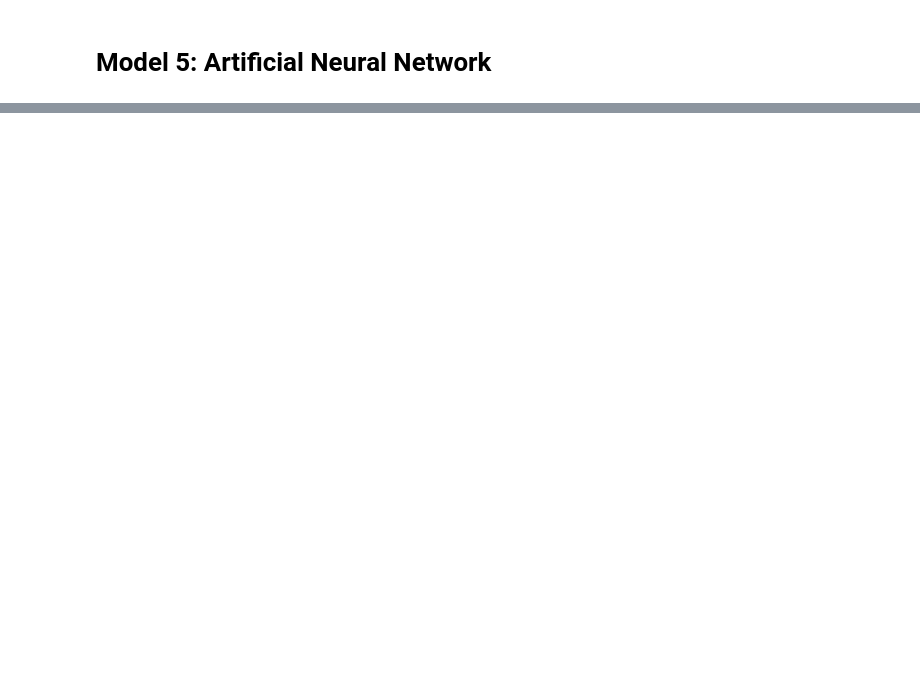
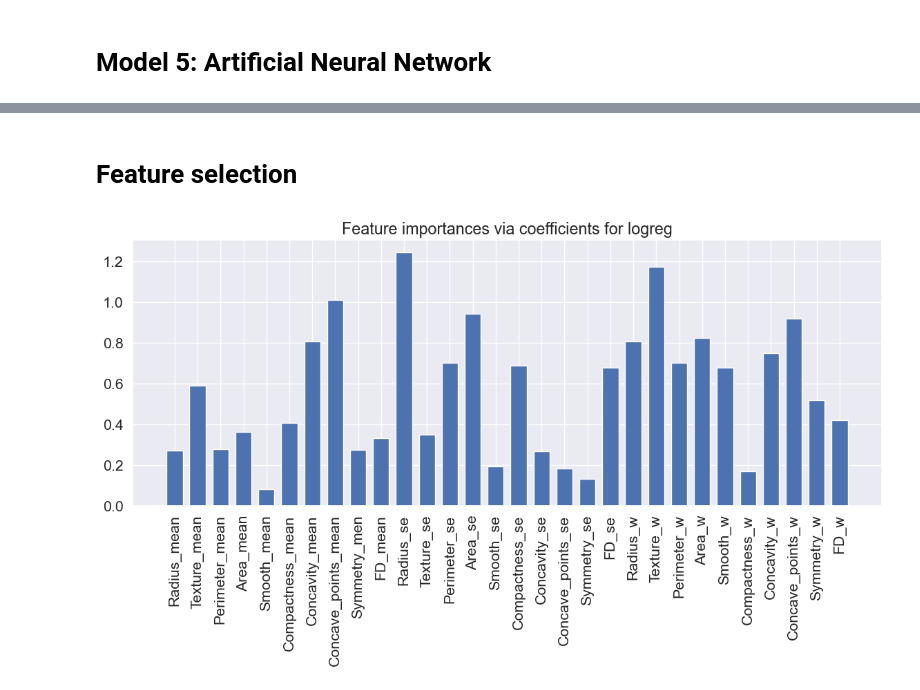
Before and after one commit to CarlaZdravkovicHugod/StatAI, a Jupyter notebook: breast_cancer.ipynb, the cells around one changed output, grey strips where cells are left out. Cells and saved outputs as stored; diff of their text form; code cells hidden in the pictures; blank space fills up the shorter version.

```diff
--- a/breast_cancer.ipynb
+++ b/breast_cancer.ipynb
@@ -48,3 +69,9 @@ plt.show()
+# %%
+# Log transform
+
+numeric_df = data.apply(lambda x: np.log10(x) if np.issubdtype(x.dtype, np.number) else x)
+y = data.iloc[:,1].values
+X = data.iloc[:, 2:32].values
 # %% [markdown]
 # Baseline
 # %%
@@ -192,5 +222,8 @@ for train_ix, test_ix in cv_outer.split(X):
 # Summarize best results
 print(('Accuracy: %.3f (std: %.3f)') % (np.mean(scores), np.std(scores)))
 logreg_scores = scores
+logreg_search = search
+logreg_result = result
+logreg_weights = result.coef_
 print(f'Log Reg accuracy scores: {logreg_scores}')
 # %% [output]
@@ -327,0 +519,14 @@ Artificial Neural Network accuracy scores: [0.96491228 0.92105263 0.92982456 0.9
+# %% [markdown]
+# Feature selection
+# %%
+# Feature importance
+
+importance = np.abs(logreg_result.coef_)[0]
+names = data.columns[2:]
+plt.figure(figsize=(14,5))
+plt.bar(height=importance, x=names, width=0.7)
+plt.title("Feature importances via coefficients for logreg")
+plt.xticks(rotation = 90)
+plt.show()
+# %% [output]
+[figure, added]
```
Also changed, not shown: parts of 13 cells of this notebook.
